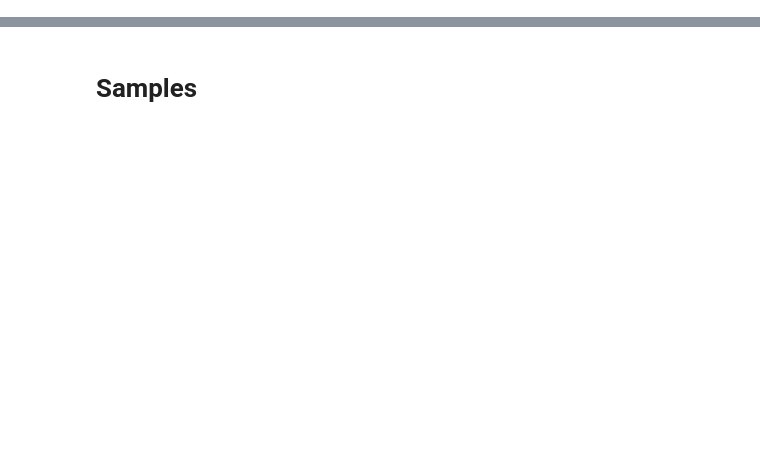
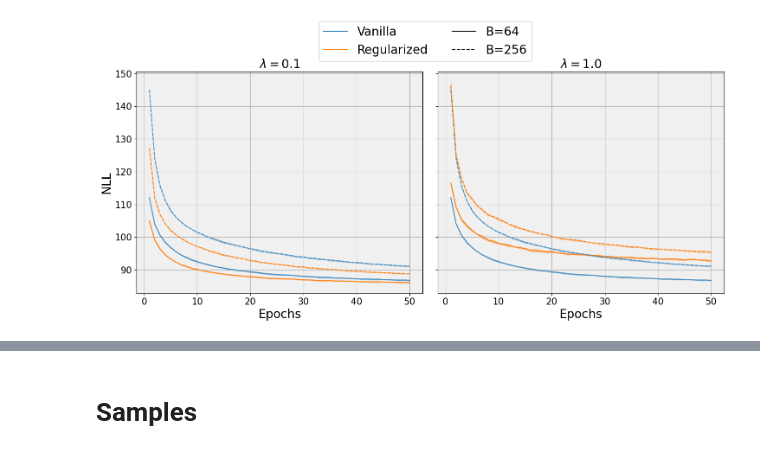
Before and after one commit to rajit906/Symmetry-invariant-Tractable-Generative-Models, a Jupyter notebook: src/evaluate_made.ipynb, the cells around one changed output, grey strips where cells are left out. Cells and saved outputs as stored; diff of their text form; code cells hidden in the pictures; blank space fills up the shorter version.

```diff
--- a/src/evaluate_made.ipynb
+++ b/src/evaluate_made.ipynb
@@ -37,0 +142,59 @@ MADE(
+# %%
+# Function to calculate mean and standard deviation across seeds
+def get_mean_and_std(data_dict, batch_size, lam, epochs):
+    nll_vals = np.array([data_dict[batch_size][lam][seed][2] for seed in data_dict[batch_size][lam]])
+    mean = np.mean(nll_vals, axis=0)
+    std = np.std(nll_vals, axis=0)
+    return mean, std
+
+# Create a 1x2 grid for the plots
+fig2, axs2 = plt.subplots(1, 2, figsize=(15, 7), sharex=True, sharey=True)
+
+batch_sizes = [64, 256]
+lams = [0.1, 1.0]
+colors = ['#1f77b4', '#ff7f0e']  # Blue for Vanilla, Orange for Regularized
+
+# Plot for each lambda value
+for j, lam in enumerate(lams):
+    ax = axs2[j]
+    for i, batch_size in enumerate(batch_sizes):
+        seeds = sorted(set(data_dict[batch_size][0].keys()) & set(data_dict[batch_size][lam].keys()))
+        if seeds:
+            epochs = len(data_dict[batch_size][0][seeds[0]][2])
+            mean_nll_0, std_nll_0 = get_mean_and_std(data_dict, batch_size, 0, epochs)
+            mean_nll_lam, std_nll_lam = get_mean_and_std(data_dict, batch_size, lam, epochs)
+
+            # Plot mean and fill between mean ± std for vanilla (lambda = 0)
+            ax.plot(range(1, epochs + 1), mean_nll_0, color=colors[0], linestyle='--' if batch_size == 256 else '-', alpha=0.7, label=f'Vanilla (B={batch_size})' if lam == 0 and i == 0 else "")
+            ax.fill_between(range(1, epochs + 1), mean_nll_0 - std_nll_0, mean_nll_0 + std_nll_0, color=colors[0], alpha=0.3)
+
+            # Plot mean and fill between mean ± std for regularized (lambda > 0)
+            ax.plot(range(1, epochs + 1), mean_nll_lam, color=colors[1], linestyle='-' if batch_size == 64 else '--', alpha=1, label=f'Regularized (B={batch_size})' if lam > 0 and i == 0 else "")
+            ax.fill_between(range(1, epochs + 1), mean_nll_lam - std_nll_lam, mean_nll_lam + std_nll_lam, color=colors[1], alpha=0.3)
+
+    ax.set_title(f'$\\lambda = {lam}$')
+    ax.set_xlabel('Epochs')
+    ax.set_facecolor('#f0f0f0')
+    if j == 0:
+        ax.set_ylabel('NLL')
+    ax.grid(True)
+
+# Create a single legend for all plots
+handles = [
+    plt.Line2D([0], [0], color=colors[0], label='Vanilla'),
+    plt.Line2D([0], [0], color=colors[1], label='Regularized'),
+    plt.Line2D([0], [0], linestyle='-', color='#000000', label='B=64'),
+    plt.Line2D([0], [0], linestyle='--', color='#000000', label='B=256')
+]
+fig2.legend(handles=handles, loc='upper center', ncol=2, bbox_to_anchor=(0.52, 1.05))
+
+# Add a title for the entire figure
+plt.tight_layout(rect=[0, 0, 1, 0.95])
+
+# Save the plot as an SVG file
+plt.savefig('images/made/val_loss_curve_made_mnist.pdf', format='pdf', bbox_inches='tight')
+
+# Show the plot
+plt.show()
+# %% [output]
+[figure, added]
```
Also changed, not shown: parts of 33 cells of this notebook, 8 other files.
